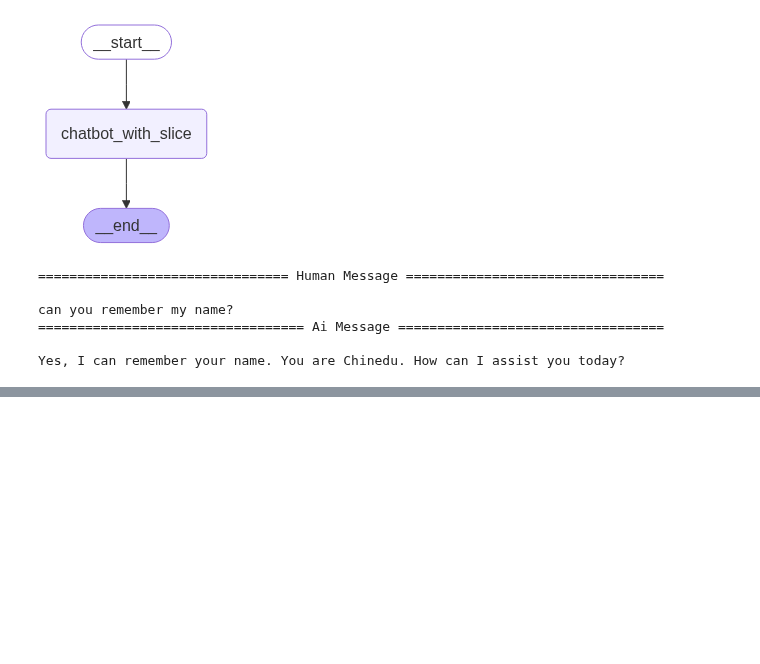
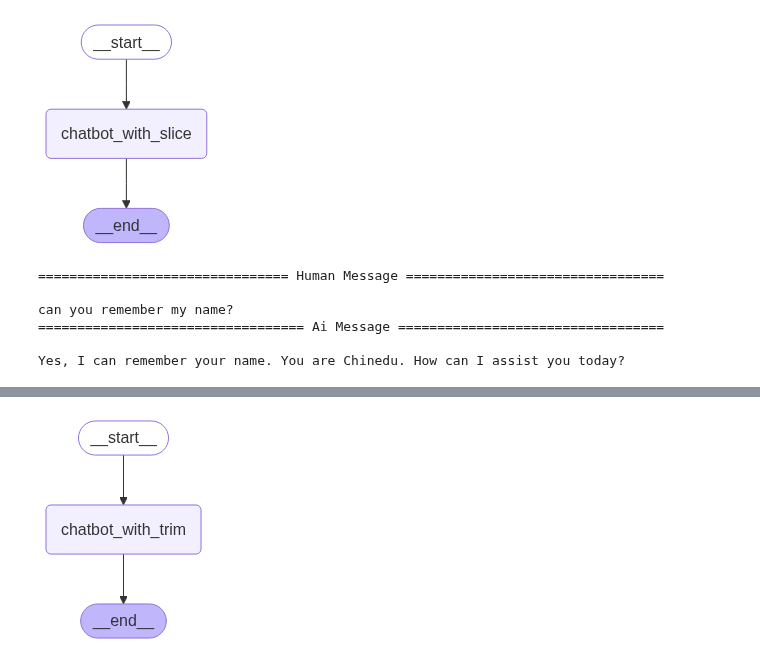
Before and after one commit to chineidu/AI-Tutorials, a Jupyter notebook: notebooks/Langgraph/00-lab.ipynb, the cells around one changed output, grey strips where cells are left out. Drawn from its saved outputs; the diff is of its cells as text; code cells hidden in the pictures; blank space fills up the shorter version.

```diff
--- a/notebooks/Langgraph/00-lab.ipynb
+++ b/notebooks/Langgraph/00-lab.ipynb
@@ -724,0 +728,32 @@ Yes, I can remember your name. You are Chinedu. How can I assist you today?
+# %%
+from langchain_core.messages import trim_messages
+
+
+async def chatbot_with_trim(state: MessageState) -> dict[str, Any]:
+    messages = trim_messages(
+        messages=state["messages"],
+        max_tokens=100,
+        token_counter=llm,
+        strategy="last",  # keep the last N messages
+        allow_partial=False,  # allow partial messages
+    )
+    response = await llm.ainvoke(messages)
+    return {"messages": [response]}
+
+
+# Build the state graph
+graph_builder = StateGraph(MessageState)
+
+# Add Nodes
+graph_builder.add_node("chatbot_with_trim", chatbot_with_trim)
+
+# Connect nodes
+graph_builder.add_edge(START, "chatbot_with_trim")
+graph_builder.add_edge("chatbot_with_trim", END)
+
+# Compile the graph and visualize it
+memory = MemorySaver()
+graph = graph_builder.compile(checkpointer=memory)
+display(Image(graph.get_graph().draw_mermaid_png()))
+# %% [output]
+[figure, added]
```
Also changed, not shown: parts of 17 cells of this notebook, 2 other files.
